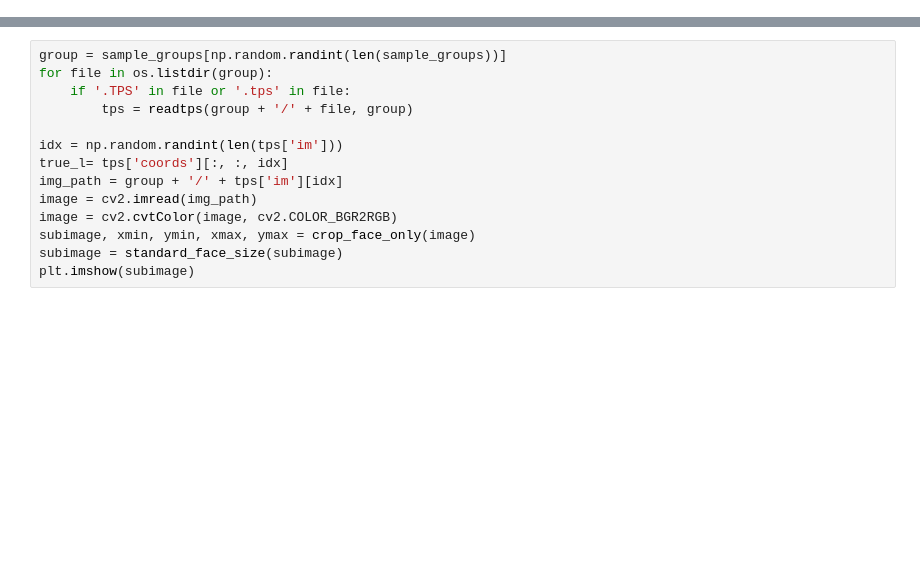
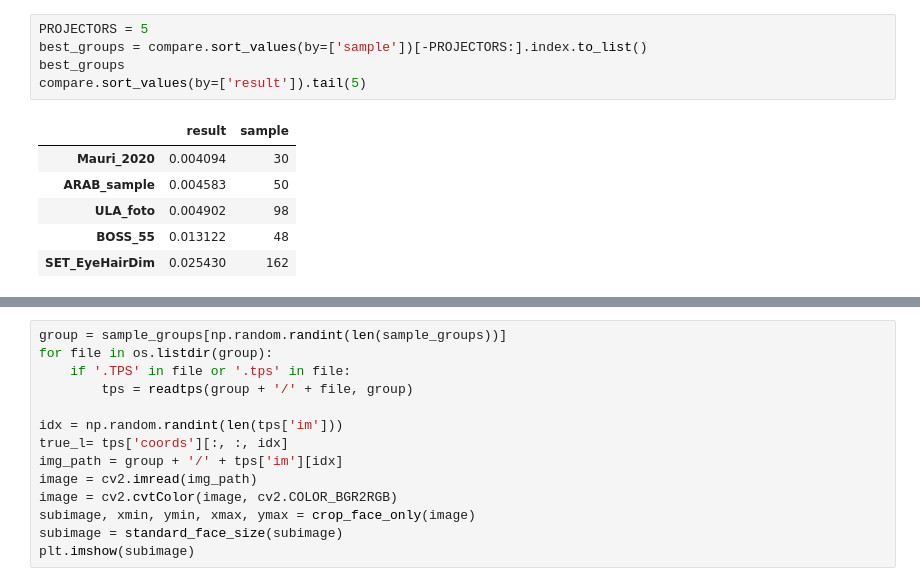
Before and after one commit to JaroslavTrnka1/facelandmarks, a Jupyter notebook: test.ipynb, the cells around one changed output, grey strips where cells are left out. Drawn from its saved outputs; the diff is of its cells as text; blank space fills up the shorter version.

```diff
--- a/test.ipynb
+++ b/test.ipynb
@@ -26,0 +49,12 @@ groups = [os.path.basename(os.path.normpath(path_string)) for path_string in glo
+# %%
+PROJECTORS = 5
+best_groups = compare.sort_values(by=['sample'])[-PROJECTORS:].index.to_list()
+best_groups
+compare.sort_values(by=['result']).tail(5)
+# %% [output]
+|  | result | sample |
+| Mauri_2020 | 0.004094 | 30 |
+| ARAB_sample | 0.004583 | 50 |
+| ULA_foto | 0.004902 | 98 |
+| BOSS_55 | 0.013122 | 48 |
+| SET_EyeHairDim | 0.025430 | 162 |
```
Also changed, not shown: parts of 13 cells of this notebook, 3 other files.
